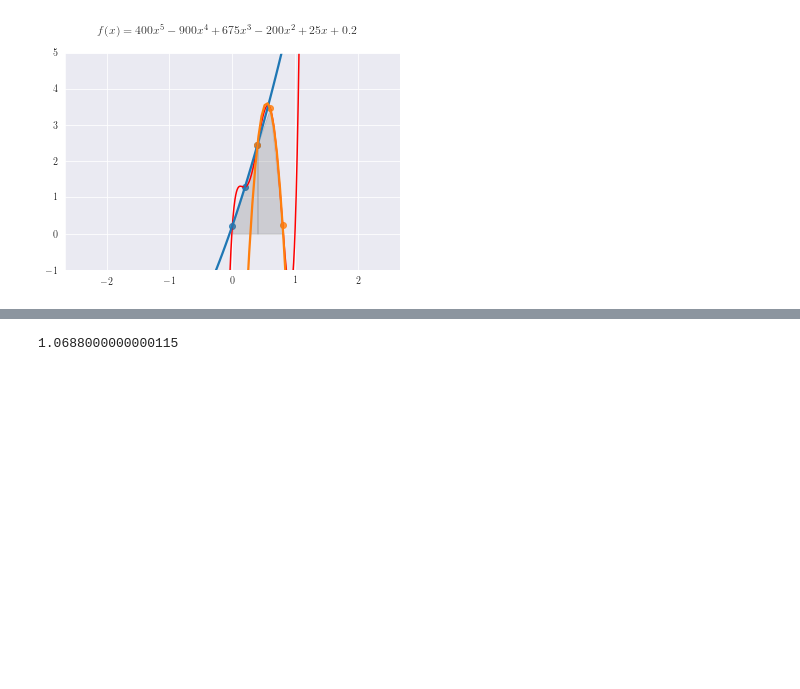
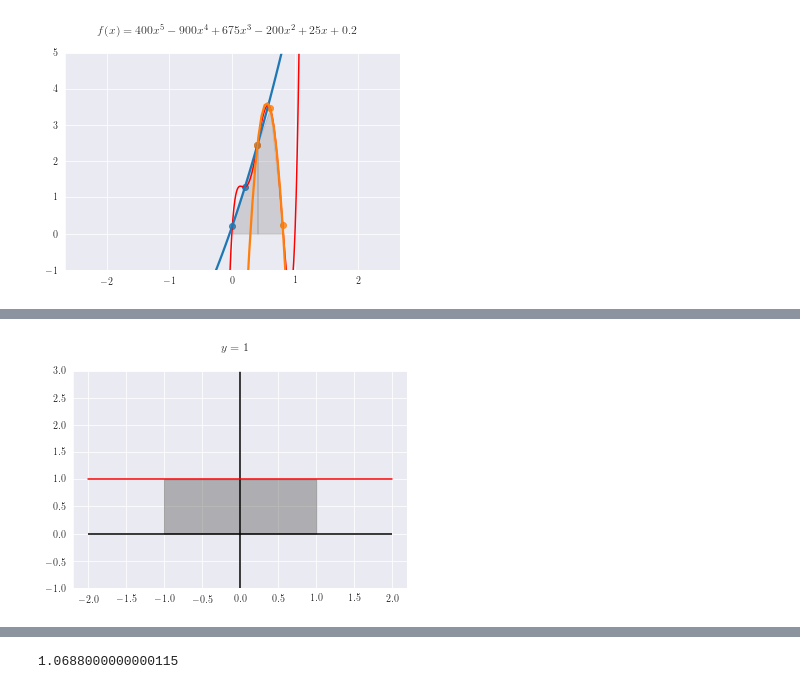
Before and after one commit to saxarona/cv1012, a Jupyter notebook: lectures/08-integrals/integrals.ipynb, the cells around one changed output, grey strips where cells are left out. Cells and saved outputs as stored; diff of their text form; code cells hidden in the pictures; blank space fills up the shorter version.

```diff
--- a/lectures/08-integrals/integrals.ipynb
+++ b/lectures/08-integrals/integrals.ipynb
@@ -187,0 +230,13 @@ plt.savefig("simpsonmultionethird.pdf")
+# %%
+fig, ax = plt.subplots(1,1)
+mesh = np.linspace(-2, 2, 1000)
+filled = np.linspace(-1, 1, 1000)
+plt.plot(mesh, np.ones_like(mesh), color='red')
+plt.vlines(0, -1, 3)
+plt.hlines(0, -2, 2)
+plt.fill_between(filled, np.ones_like(filled), color=(0.33, 0.33, 0.33, 0.4))
+plt.ylim(-1, 3)
+plt.suptitle(r"$y = 1$")
+plt.savefig ("constant1.pdf")
+# %% [output]
+[figure, added]
```
Also changed, not shown: parts of 8 cells of this notebook, 21 other files.
